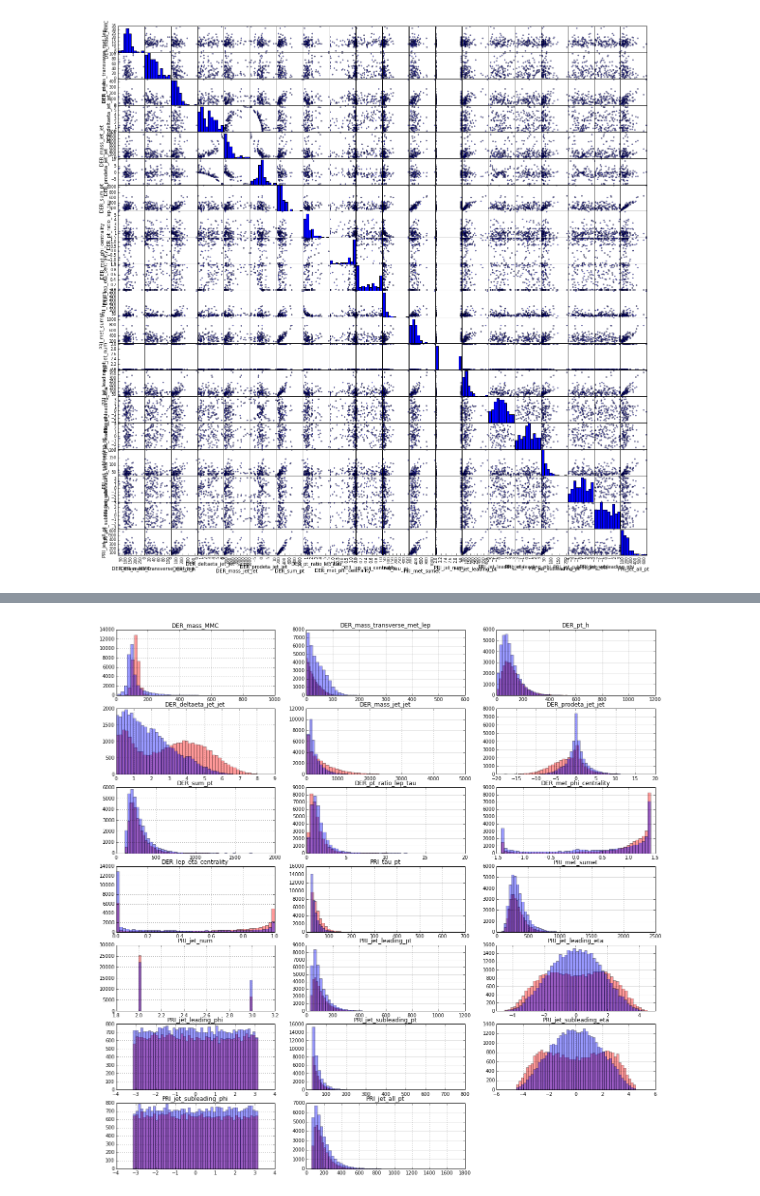
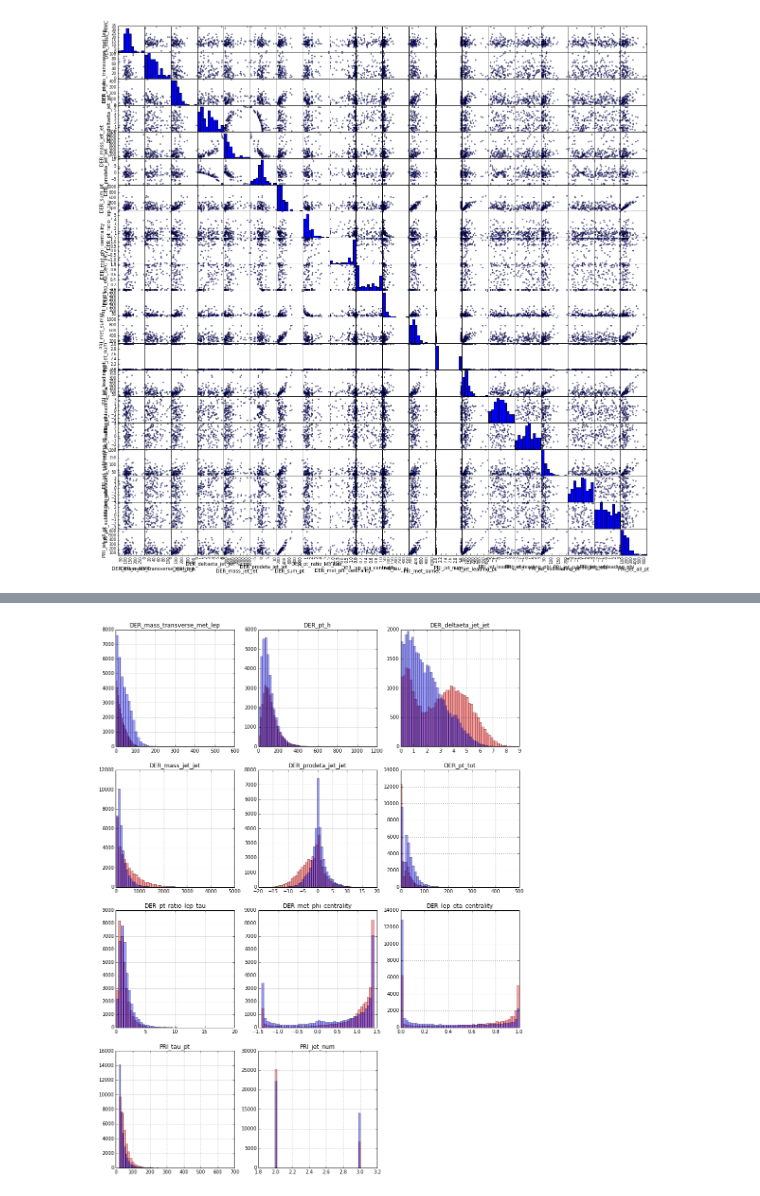
Before and after one commit to liljonnystyle/safetyword, a Jupyter notebook: eda.ipynb, the cells around one changed output, grey strips where cells are left out. Cells and saved outputs as stored; diff of their text form; code cells hidden in the pictures.

```diff
--- a/eda.ipynb
+++ b/eda.ipynb
@@ -19,6 +19,3 @@ df.head()
 df.shape
 # %% [output]
 (250000, 33)
-# %%
-df = df.set_index('EventId')
-df.head()
@@ -142,15 +98,18 @@ PRI_jet_all_pt                -0.053884
 Weight                        -0.554911
 Label_bin                      1.000000
 Name: Label_bin, dtype: float64
+# %%
+cols = ['DER_mass_transverse_met_lep','DER_pt_h','DER_deltaeta_jet_jet','DER_mass_jet_jet','DER_prodeta_jet_jet',
+        'DER_pt_tot','DER_pt_ratio_lep_tau','DER_met_phi_centrality','DER_lep_eta_centrality','PRI_tau_pt','PRI_jet_num']
 # %%
-plt.figure(figsize=(20,20))
+plt.figure(figsize=(15,20))
 
 for i, col in enumerate(cols):
-    plt.subplot(7,3,i+1)
+    plt.subplot(4,3,i+1)
     df[df['Label_bin'] == 1][col].hist(bins=50,color='r',alpha = 0.4)
     df[df['Label_bin'] == 0][col].hist(bins=50,color='b',alpha = 0.4)
     plt.title(col)
 # %% [output]
-[figure, old version]
+[figure, new version]
 # %%
 df[df['Label_bin'] == 1].iloc[:-3].describe()
```
Also changed, not shown: parts of 9 cells of this notebook, 3 other files.
